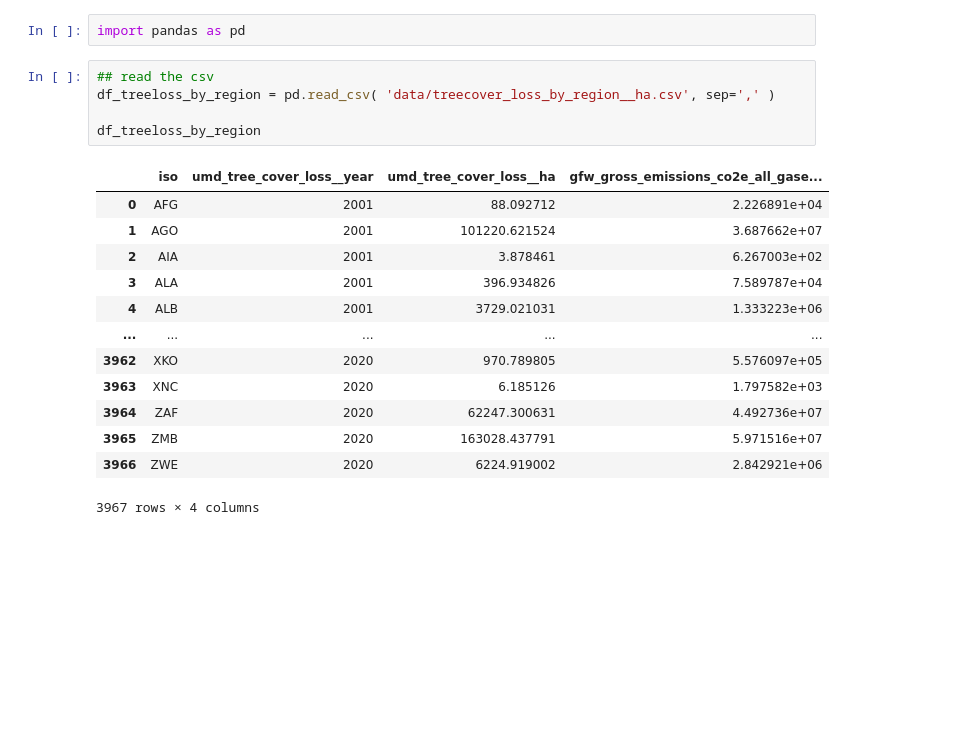
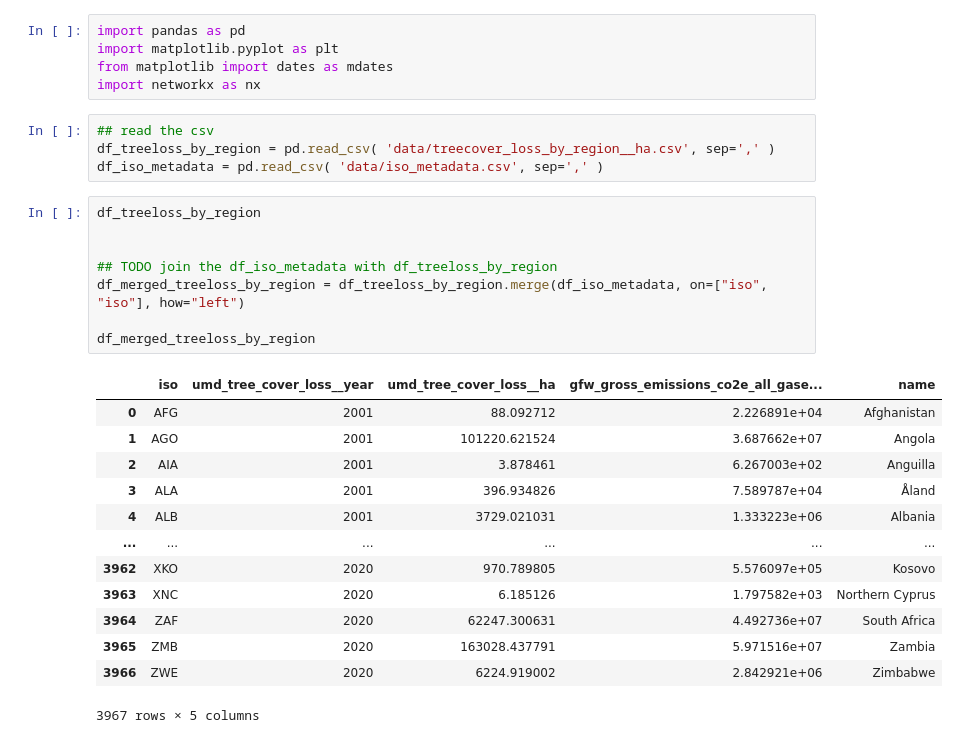
Before and after one commit to cwinkelmann/FIT_exercise_tree_coverloss, a Jupyter notebook: exercise_tree_coverloss_by_region.ipynb, the cells around one changed output. Drawn from its saved outputs; the diff is of its cells as text; blank space fills up the shorter version.

```diff
--- a/exercise_tree_coverloss_by_region.ipynb
+++ b/exercise_tree_coverloss_by_region.ipynb
@@ -1,21 +1,31 @@
-# %%
-import pandas as pd
+# %%
+import pandas as pd
+import matplotlib.pyplot as plt
+from matplotlib import dates as mdates
+import networkx as nx
 # %%
 ## read the csv
 df_treeloss_by_region = pd.read_csv( 'data/treecover_loss_by_region__ha.csv', sep=',' )
-
-df_treeloss_by_region
+df_iso_metadata = pd.read_csv( 'data/iso_metadata.csv', sep=',' )
-# %% [output]
-|  | iso | umd_tree_cover_loss__year | umd_tree_cover_loss__ha | gfw_gross_emissions_co2e_all_gase... |
-| 0 | AFG | 2001 | 88.092712 | 2.226891e+04 |
-| 1 | AGO | 2001 | 101220.621524 | 3.687662e+07 |
-| 2 | AIA | 2001 | 3.878461 | 6.267003e+02 |
-| 3 | ALA | 2001 | 396.934826 | 7.589787e+04 |
-| 4 | ALB | 2001 | 3729.021031 | 1.333223e+06 |
-| ... | ... | ... | ... | ... |
-| 3962 | XKO | 2020 | 970.789805 | 5.576097e+05 |
-| 3963 | XNC | 2020 | 6.185126 | 1.797582e+03 |
-| 3964 | ZAF | 2020 | 62247.300631 | 4.492736e+07 |
-| 3965 | ZMB | 2020 | 163028.437791 | 5.971516e+07 |
-| 3966 | ZWE | 2020 | 6224.919002 | 2.842921e+06 |
-3967 rows × 4 columns
+# %%
+df_treeloss_by_region
+
+
+## TODO join the df_iso_metadata with df_treeloss_by_region
+df_merged_treeloss_by_region = df_treeloss_by_region.merge(df_iso_metadata, on=["iso", "iso"], how="left")
+
+df_merged_treeloss_by_region
+# %% [output]
+|  | iso | umd_tree_cover_loss__year | umd_tree_cover_loss__ha | gfw_gross_emissions_co2e_all_gase... | name |
+| 0 | AFG | 2001 | 88.092712 | 2.226891e+04 | Afghanistan |
+| 1 | AGO | 2001 | 101220.621524 | 3.687662e+07 | Angola |
+| 2 | AIA | 2001 | 3.878461 | 6.267003e+02 | Anguilla |
+| 3 | ALA | 2001 | 396.934826 | 7.589787e+04 | Åland |
+| 4 | ALB | 2001 | 3729.021031 | 1.333223e+06 | Albania |
+| ... | ... | ... | ... | ... | ... |
+| 3962 | XKO | 2020 | 970.789805 | 5.576097e+05 | Kosovo |
+| 3963 | XNC | 2020 | 6.185126 | 1.797582e+03 | Northern Cyprus |
+| 3964 | ZAF | 2020 | 62247.300631 | 4.492736e+07 | South Africa |
+| 3965 | ZMB | 2020 | 163028.437791 | 5.971516e+07 | Zambia |
+| 3966 | ZWE | 2020 | 6224.919002 | 2.842921e+06 | Zimbabwe |
+3967 rows × 5 columns
```
Also changed, not shown: parts of 8 cells of this notebook, 1 other file.
